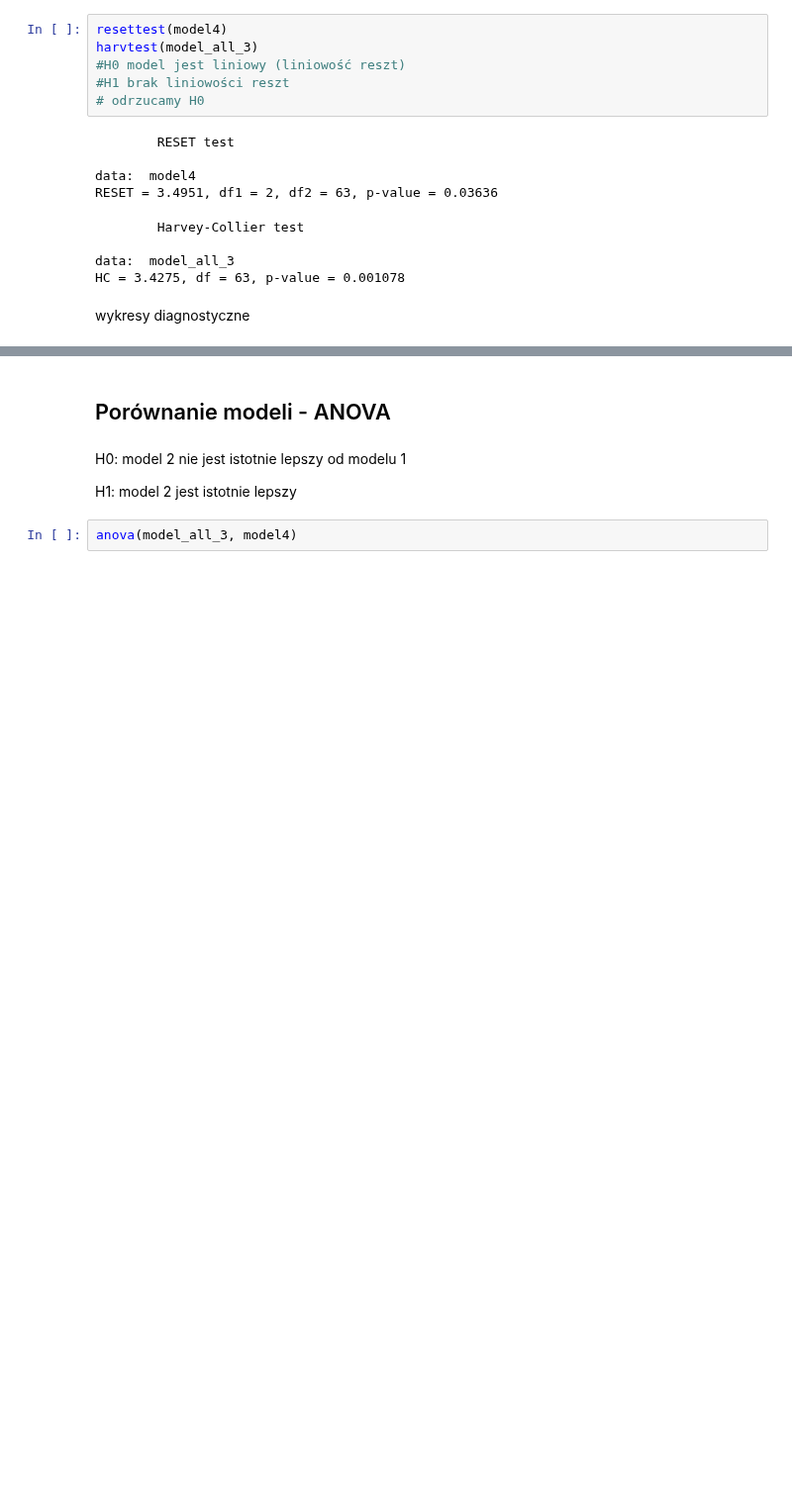
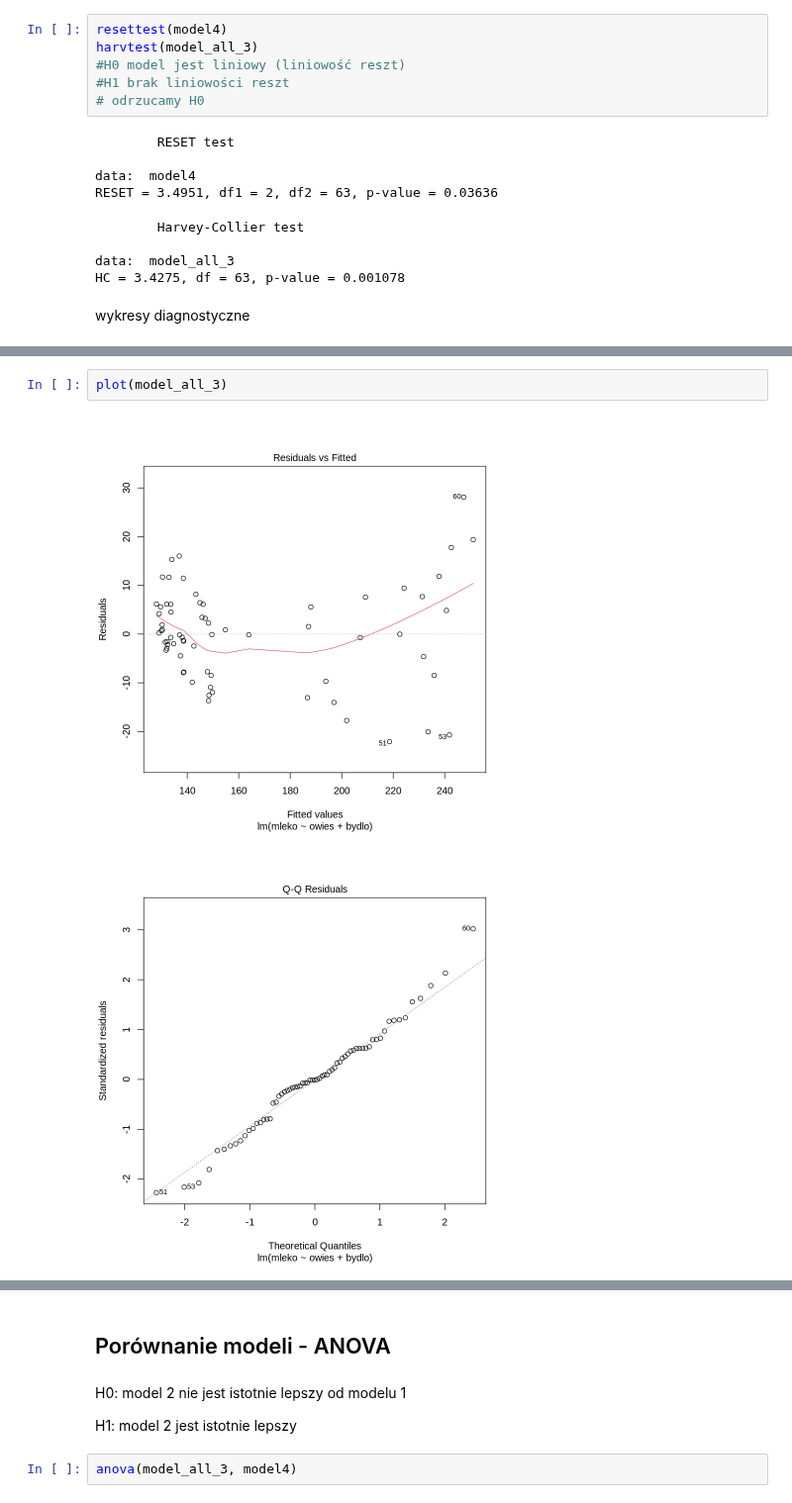
Before and after one commit to plo17/econometric_model, a Jupyter notebook: model_ekonometryczny.ipynb, the cells around one changed output, grey strips where cells are left out. Shown at 99% size. Drawn from its saved outputs; the diff is of its cells as text; blank space fills up the shorter version.

```diff
--- a/model_ekonometryczny.ipynb
+++ b/model_ekonometryczny.ipynb
@@ -623,0 +717,5 @@ plot(model4)
+# %%
+plot(model_all_3)
+# %% [output]
+[figure, added]
+[figure, added]
```
Also changed, not shown: parts of 32 cells of this notebook.
